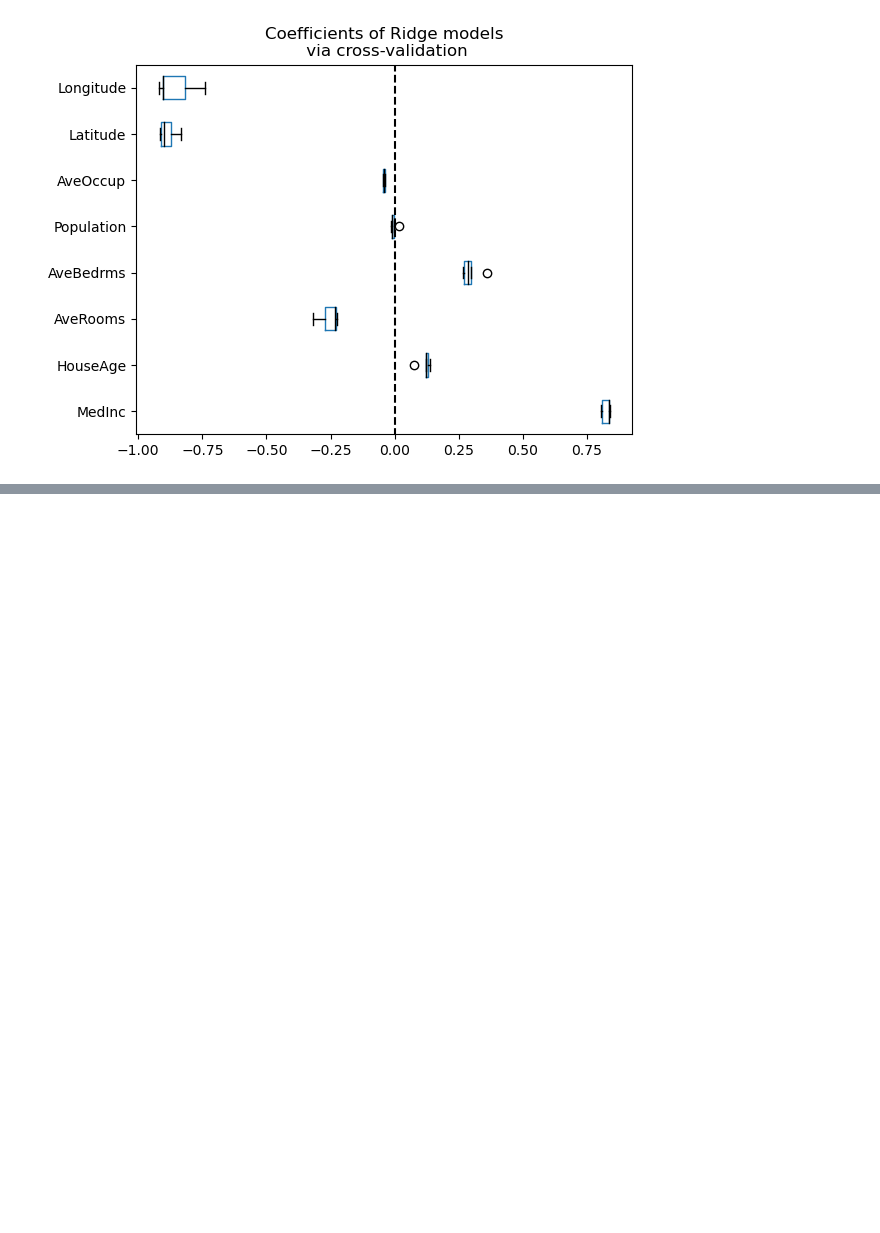
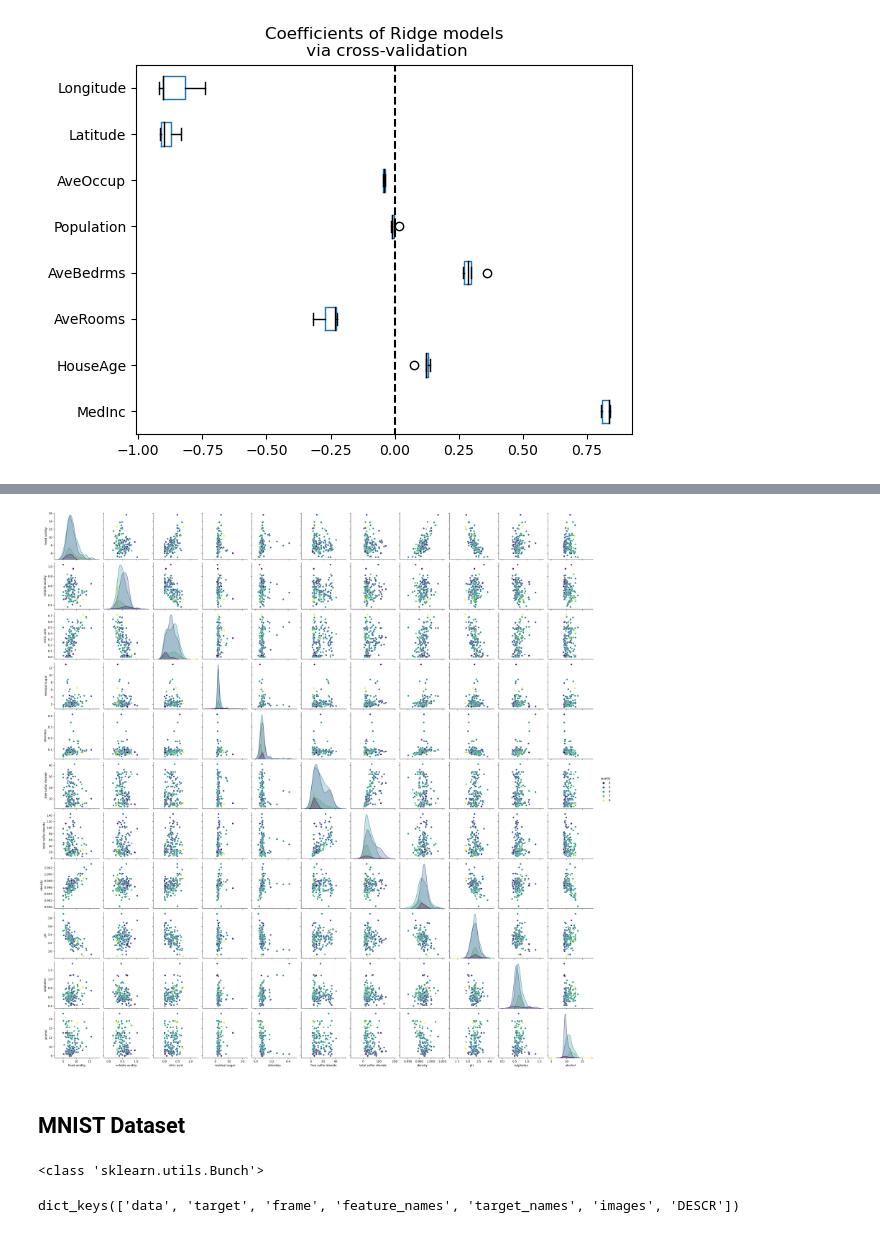
Before and after one commit to karlzam/school, a Jupyter notebook: phys555/class01/class_one_work.ipynb, the cells around one changed output, grey strips where cells are left out. Drawn from its saved outputs; the diff is of its cells as text; code cells hidden in the pictures; blank space fills up the shorter version.

```diff
--- a/phys555/class01/class_one_work.ipynb
+++ b/phys555/class01/class_one_work.ipynb
@@ -160,0 +183,16 @@ R2 score: 0.553 ± 0.062
+# %%
+rng = np.random.RandomState(0)
+indices = rng.choice(np.arange(red.shape[0]), size=150, replace=False)
+#columns_drop = ["residual sugar", "chlorides"]
+#subset_red = red.iloc[indices].drop(columns=columns_drop)
+subset_red = red.iloc[indices]
+_ = sns.pairplot(data=subset_red, hue="quality", palette="viridis")
+
+#sns.scatterplot(data=subset_red,
+#                x="fixed acidity", y="pH",
+#                size="quality", hue="quality",
+#                palette="viridis", alpha=0.5)
+# %% [output]
+[figure, added]
+# %% [markdown]
+## MNIST Dataset
@@ -160,0 +201,7 @@ R2 score: 0.553 ± 0.062
+# %%
+mnist = load_digits()
+print(type(mnist))
+mnist.keys()
+# %% [output]
+<class 'sklearn.utils.Bunch'>
+dict_keys(['data', 'target', 'frame', 'feature_names', 'target_names', 'images', 'DESCR'])
```
Also changed, not shown: parts of 8 cells of this notebook, 3 other files.
